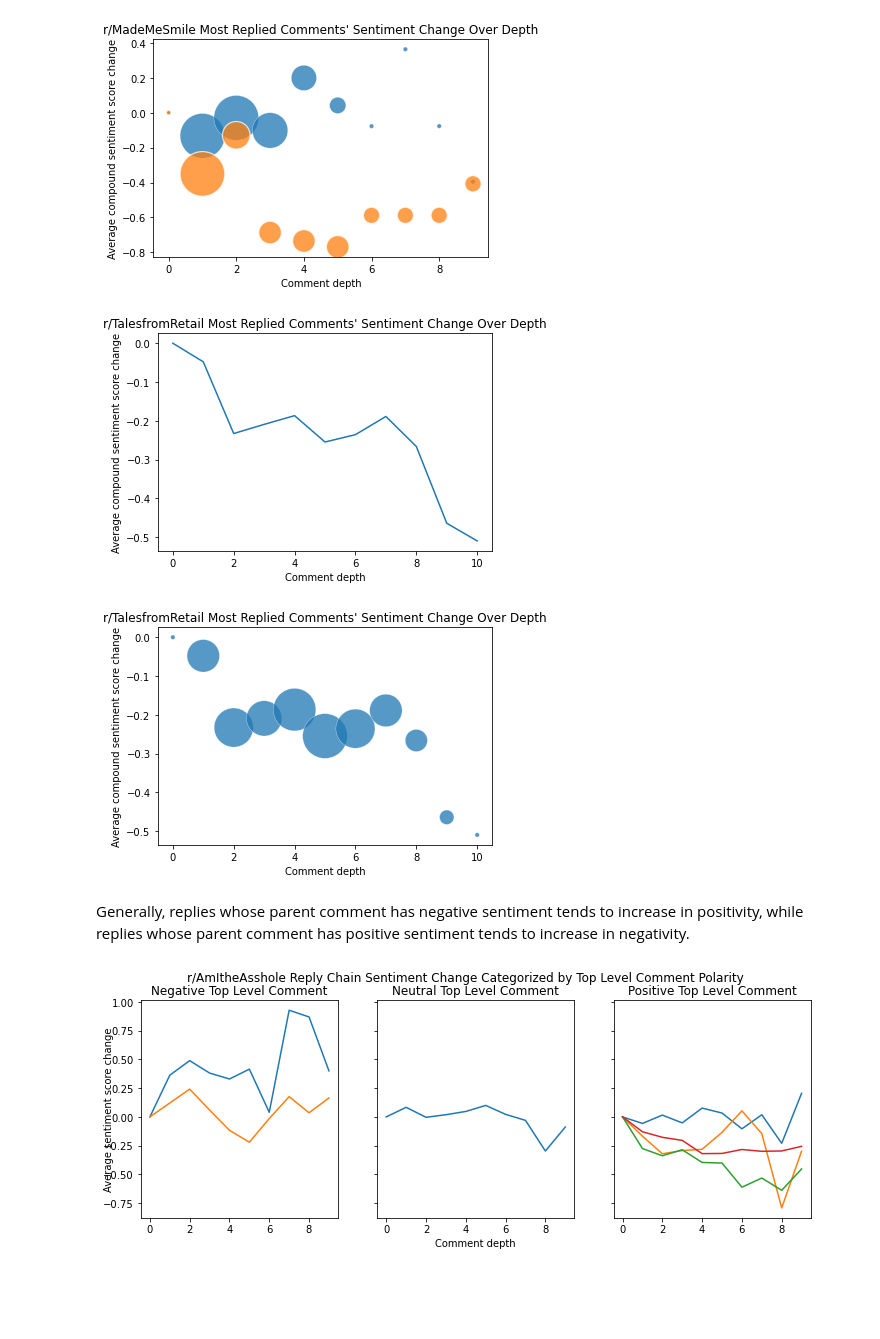
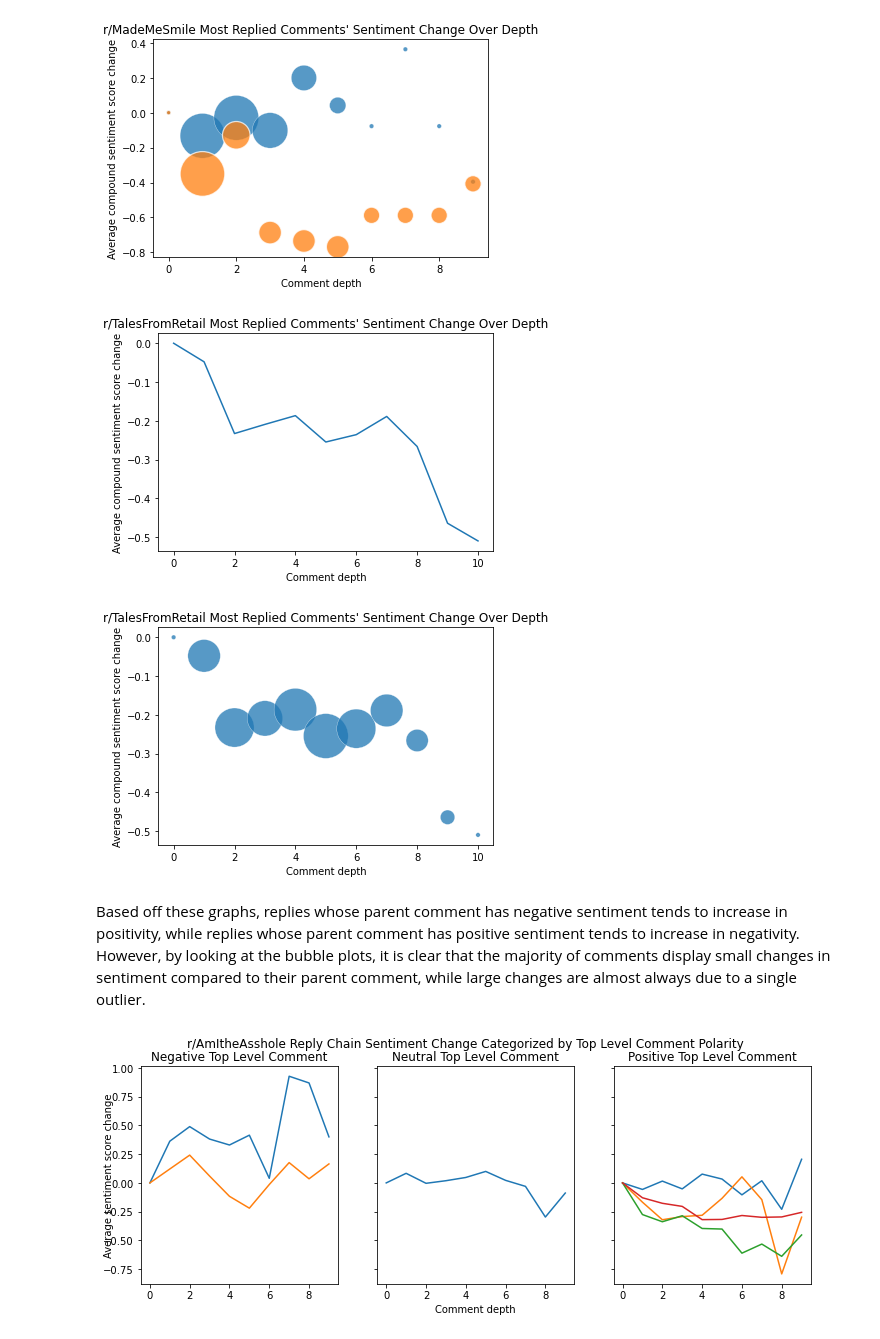
Before and after one commit to olincollege/reddit-sentiment, a Jupyter notebook: workspace.ipynb, the cells around one changed output. Drawn from its saved outputs; the diff is of its cells as text; code cells hidden in the pictures; blank space fills up the shorter version.

```diff
--- a/workspace.ipynb
+++ b/workspace.ipynb
@@ -107,15 +98,15 @@ plotting_functions.sentiment_difference_bubble(subreddit, sentiment_dicts)
 [figure]
 [figure]
 # %%
-subreddit = 'TalesfromRetail'
+subreddit = 'TalesFromRetail'
 sentiment_dicts = analyze_subreddit_by_depth(subreddit)
 plotting_functions.sentiment_difference_line(subreddit, sentiment_dicts)
 plotting_functions.sentiment_difference_bubble(subreddit, sentiment_dicts)
 # %% [output]
-[figure, old version]
+[figure, new version]
-[figure, old version]
+[figure, new version]
 # %% [markdown]
-Generally, replies whose parent comment has negative sentiment tends to increase in positivity, while replies whose parent comment has positive sentiment tends to increase in negativity.
+Based off these graphs, replies whose parent comment has negative sentiment tends to increase in positivity, while replies whose parent comment has positive sentiment tends to increase in negativity. However, by looking at the bubble plots, it is clear that the majority of comments display small changes in sentiment compared to their parent comment, while large changes are almost always due to a single outlier.
 # %%
 subreddit = 'AmItheAsshole'
 sentiment_dicts = analyze_subreddit_by_depth(subreddit)
```
Also changed, not shown: parts of 21 cells of this notebook, 1 other file.
